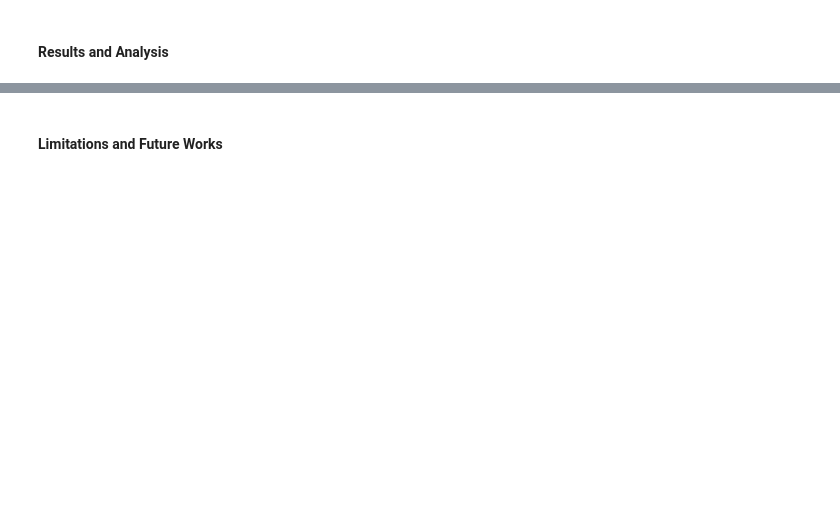
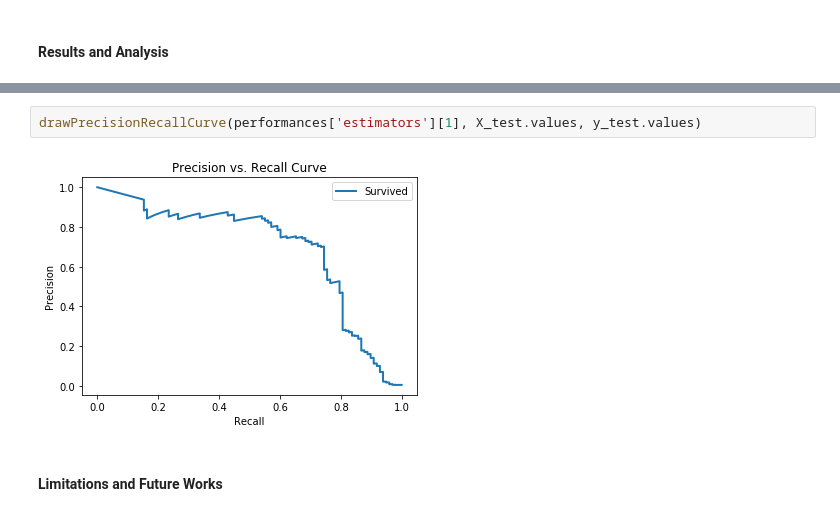
Before and after one commit to yyk93/credit-card-fraud-detection, a Jupyter notebook: Credit Card Fraud Detection.ipynb, the cells around one changed output, grey strips where cells are left out. Drawn from its saved outputs; the diff is of its cells as text; blank space fills up the shorter version.

```diff
--- a/Credit Card Fraud Detection.ipynb
+++ b/Credit Card Fraud Detection.ipynb
@@ -402,2 +503,6 @@ performances
+# %%
+drawPrecisionRecallCurve(performances['estimators'][1], X_test.values, y_test.values)
+# %% [output]
+[figure, added]
 # %% [markdown]
 #### Limitations and Future Works
```
Also changed, not shown: parts of 17 cells of this notebook.
